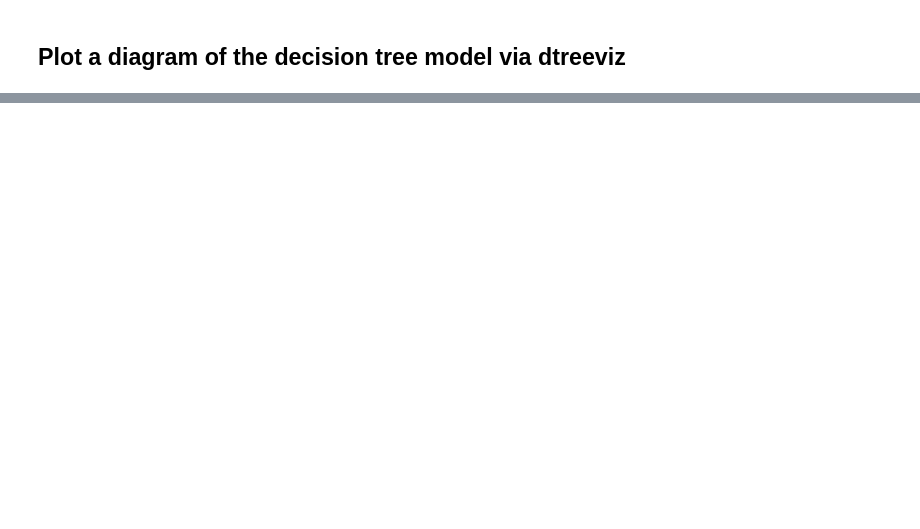
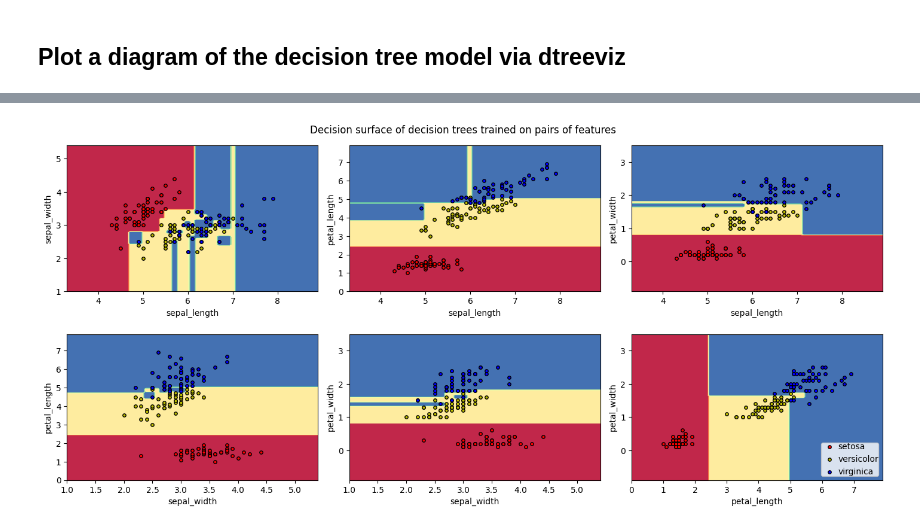
Before and after one commit to albert-franks/statistical-learning, a Jupyter notebook: decision_trees/iris_dataset.ipynb, the cells around one changed output, grey strips where cells are left out. Drawn from its saved outputs; the diff is of its cells as text; code cells hidden in the pictures; blank space fills up the shorter version.

```diff
--- a/decision_trees/iris_dataset.ipynb
+++ b/decision_trees/iris_dataset.ipynb
@@ -92,0 +194,77 @@ display(HTML(viz.svg()))
+# %%
+'''
+Auxiliary methods to determine an "optimal" shape for a pairwise subplot
+'''
+def subplot_shape(n):
+    # retrieve all the factors of a given integer
+    factors = set(chain.from_iterable((i, n//i) for i in range(1, int(n**0.5)+1) if n % i == 0))
+    # if n is a perfect square returns n_rows = n_columns = sqrt(n)
+    if np.sqrt(n) in factors:
+        return int(np.sqrt(n)), int(np.sqrt(n))
+    # otherwise, split the factors greater/smaller than sqrt(n) and find a suitable pair a, b such that a x b = n
+    else:
+        factors_smaller_than_square_root = [f for f in factors if f < np.sqrt(n)]
+        factors_smaller_than_square_root.sort(reverse=True)
+        factors_greater_than_square_root = [f for f in factors if f > np.sqrt(n)]
+        factors_greater_than_square_root.sort()
+        for f_up in factors_greater_than_square_root:
+            for f_down in factors_smaller_than_square_root:
+                if (f_up*f_down == n):
+                    return f_down, f_up
+        # if the simple loop above fails to detect an adequate subplot shape (a,b), enforce a (1,n) shape
+        return 1, n
+
+def plot_decision_surface(X, y, target_name, class_map, feature_names, plot_colors = "ryb", plot_step = 0.02):
+    # number of classes in the target variable
+    n_classes = len(y.unique())
+    # number of features
+    n_features = X.shape[1]
+    # generate all the possible pairs of integers between 0 and n_features. These pairs are used
+    # to filter the features matrix to retain two columns. note that the number of pairs is
+    # n_features^2 - sum(j = 1:n_features)j
+    feature_pairs = [list(pair) for pair in list(combinations(range(0, n_features, 1),2))]
+    # find the subplot rows and columns based on the number of features pairs
+    subplot_rows, subplot_columns = subplot_shape(len(feature_pairs))
+    # create a subplot grid
+    fig, axes = plt.subplots(subplot_rows, subplot_columns, figsize = (15, 7))
+    # loop over each index pair
+    for pairidx, pair in enumerate(feature_pairs):
+        # filter the features matrix to retain the two features columns corresponding to the current index pair
+        X_subset = X[:, pair]
+        # train a decision tree model on the current features pair
+        clf = tree.DecisionTreeClassifier().fit(X_subset, y)
+        # identify current axes index
+        current_row = pairidx//subplot_columns
+        current_column = pairidx%subplot_columns
+        # build a decision boundary diagram on the current axis
+        inspection.DecisionBoundaryDisplay.from_estimator(
+            clf,
+            X_subset,
+            cmap=plt.cm.Spectral,
+            response_method="predict",
+            ax=axes[current_row][current_column],
+            xlabel=feature_names[pair[0]],
+            ylabel=feature_names[pair[1]],
+        )
+        # overlay dots representing training samples (x: feature 1, y: feature 2)
+        for i, color in zip(range(n_classes), plot_colors):
+            idx = np.where(y == i)
+            axes[current_row][current_column].scatter(
+                X_subset[idx, 0],
+                X_subset[idx, 1],
+                c=color,
+                label=class_map[i],
+                cmap=plt.cm.Spectral,
+                edgecolor="black",
+                s=15,
+            )
+    # enforce a tight layout
+    plt.tight_layout(h_pad=2.0, w_pad=1.0, pad=3.5)
+    # add final details to the figure
+    plt.suptitle("Decision surface of decision trees trained on pairs of features")
+    plt.legend(loc="lower right", borderpad=0, handletextpad=0)
+    _ = plt.axis("tight")
+
+plot_decision_surface(X, y, target_name=target_names, class_map = {0: "setosa", 1: "versicolor", 2: "virginica"}, feature_names=feature_names)
+# %% [output]
+[figure, added]
```
Also changed, not shown: parts of 12 cells of this notebook.
